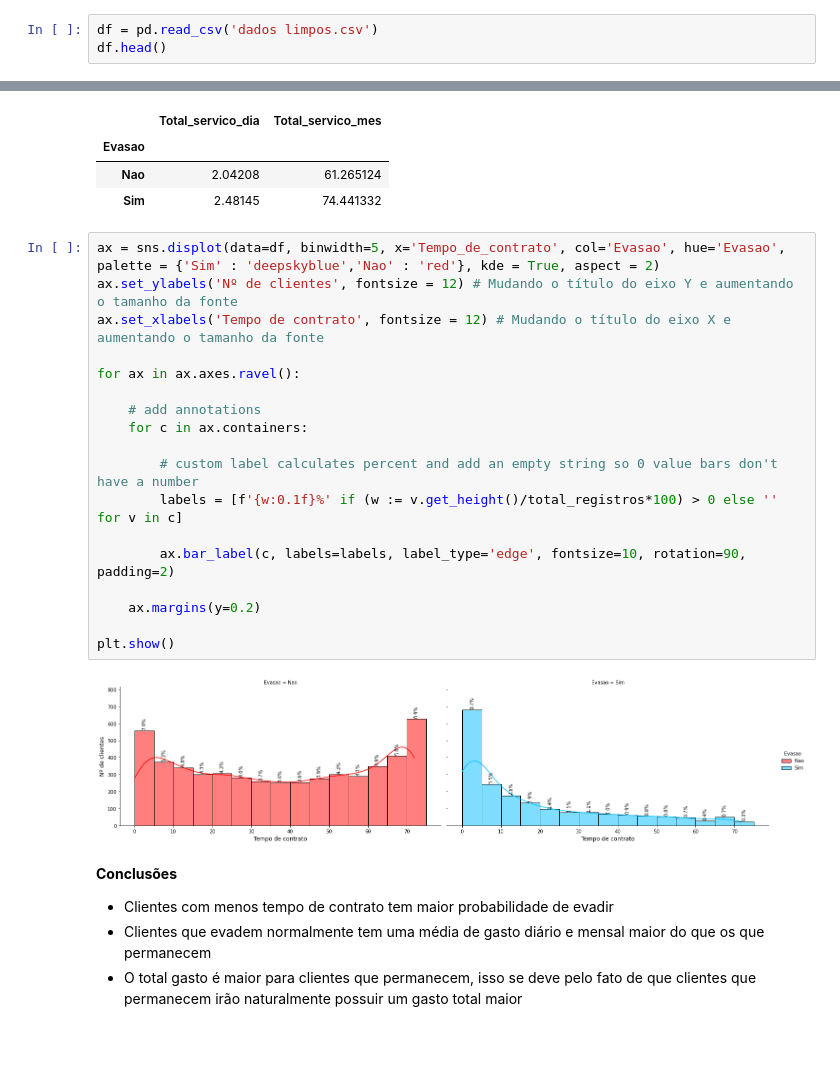
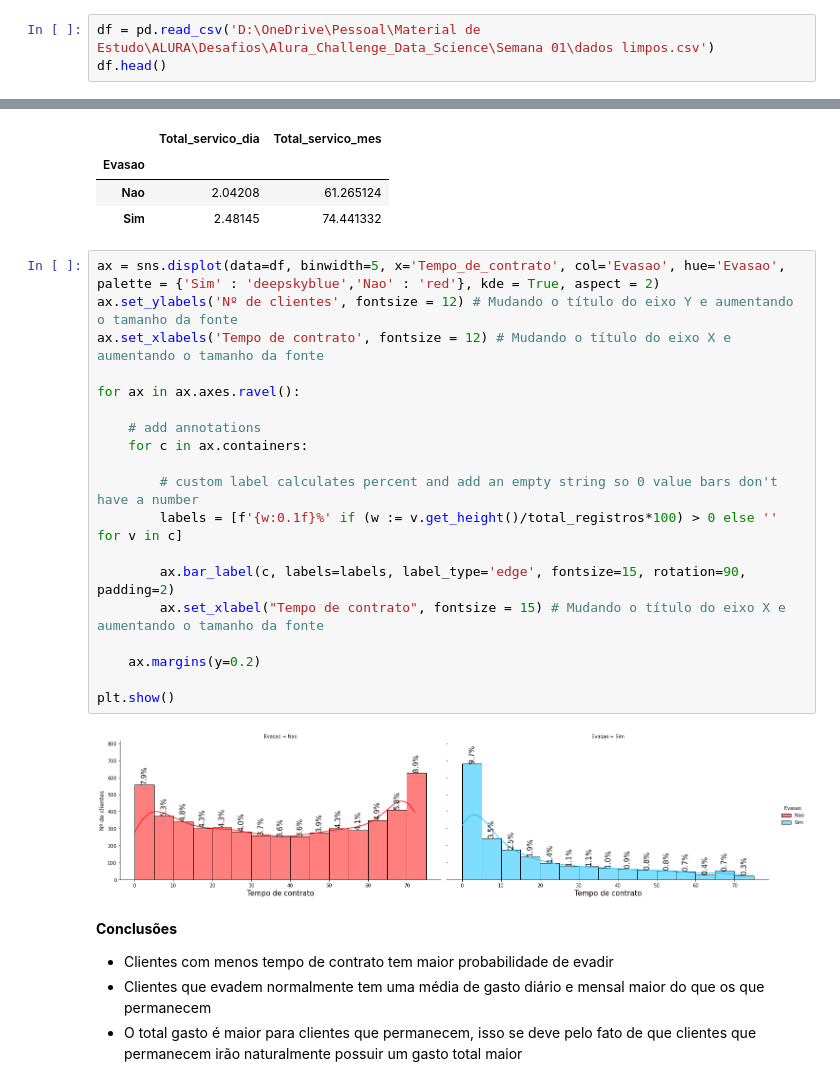
Before and after one commit to Lacerdash/Alura_Challenge_Data_Science, a Jupyter notebook: Semana 02/Explorando os dados.ipynb, the cells around one changed output, grey strips where cells are left out. Saved outputs shown, nothing was run; the diff lists cells and outputs as text; blank space fills up the shorter version.

```diff
--- a/Semana 02/Explorando os dados.ipynb
+++ b/Semana 02/Explorando os dados.ipynb
@@ -20,7 +20,7 @@ import matplotlib.gridspec as gs
 ### Carregamento da Base de Dados
 A base de dados será carregada do arquivo CSV gerado na Semana 01 do Challange
 # %%
-df = pd.read_csv('dados limpos.csv')
+df = pd.read_csv('D:\OneDrive\Pessoal\Material de Estudo\ALURA\Desafios\Alura_Challenge_Data_Science\Semana 01\dados limpos.csv')
 df.head()
 # %% [output]
 |  | ID_cliente | Evasao | Genero | Cidadao_Senior | Parceiro | Dependentes | Tempo_de_contrato | ... |
@@ -194,23 +202,24 @@ df.groupby('Evasao')[['Total_servico_dia', 'Total_servico_mes']].mean()
 # %%
 ax = sns.displot(data=df, binwidth=5, x='Tempo_de_contrato', col='Evasao', hue='Evasao', palette = {'Sim' : 'deepskyblue','Nao' : 'red'}, kde = True, aspect = 2)
 ax.set_ylabels('Nº de clientes', fontsize = 12) # Mudando o título do eixo Y e aumentando o tamanho da fonte
 ax.set_xlabels('Tempo de contrato', fontsize = 12) # Mudando o título do eixo X e aumentando o tamanho da fonte
 
 for ax in ax.axes.ravel():
 
     # add annotations
     for c in ax.containers:
 
         # custom label calculates percent and add an empty string so 0 value bars don't have a number
         labels = [f'{w:0.1f}%' if (w := v.get_height()/total_registros*100) > 0 else '' for v in c]
 
-        ax.bar_label(c, labels=labels, label_type='edge', fontsize=10, rotation=90, padding=2)
+        ax.bar_label(c, labels=labels, label_type='edge', fontsize=15, rotation=90, padding=2)
+        ax.set_xlabel("Tempo de contrato", fontsize = 15) # Mudando o título do eixo X e aumentando o tamanho da fonte
 
     ax.margins(y=0.2)
 
 plt.show()
 # %% [output]
-[figure, old version]
+[figure, new version]
 # %% [markdown]
 **Conclusões**
 - Clientes com menos tempo de contrato tem maior probabilidade de evadir
```
Also changed, not shown: parts of 4 cells of this notebook.
